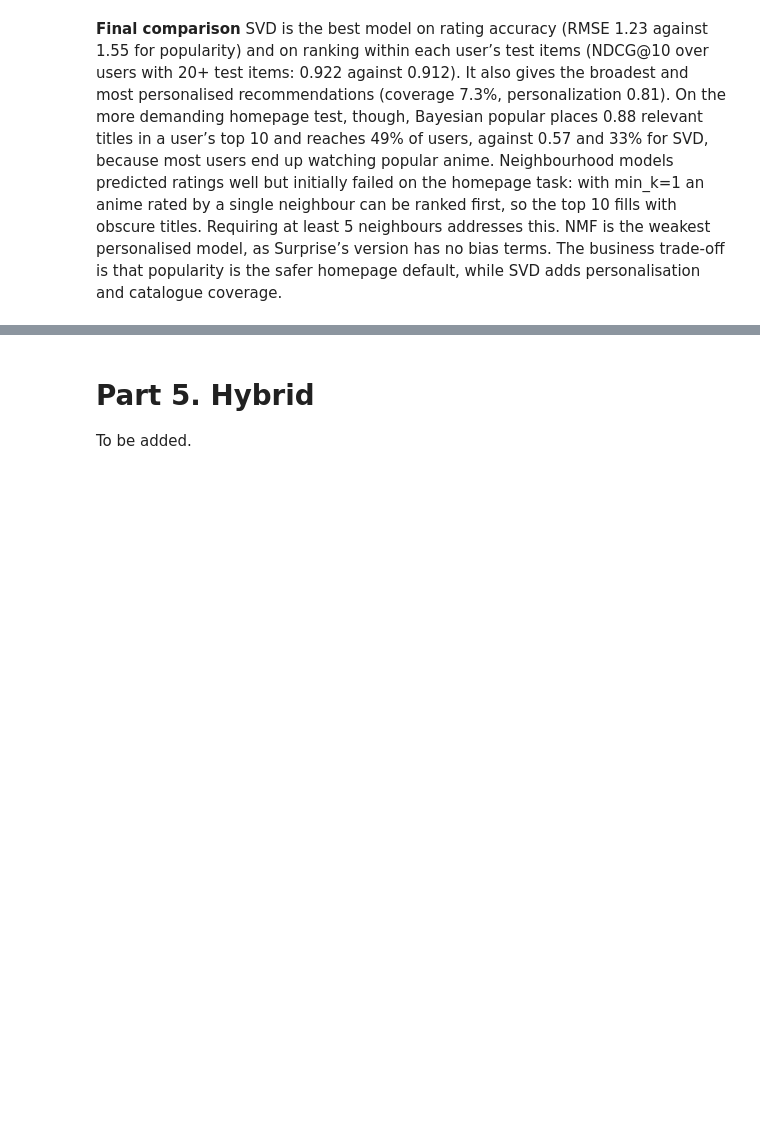
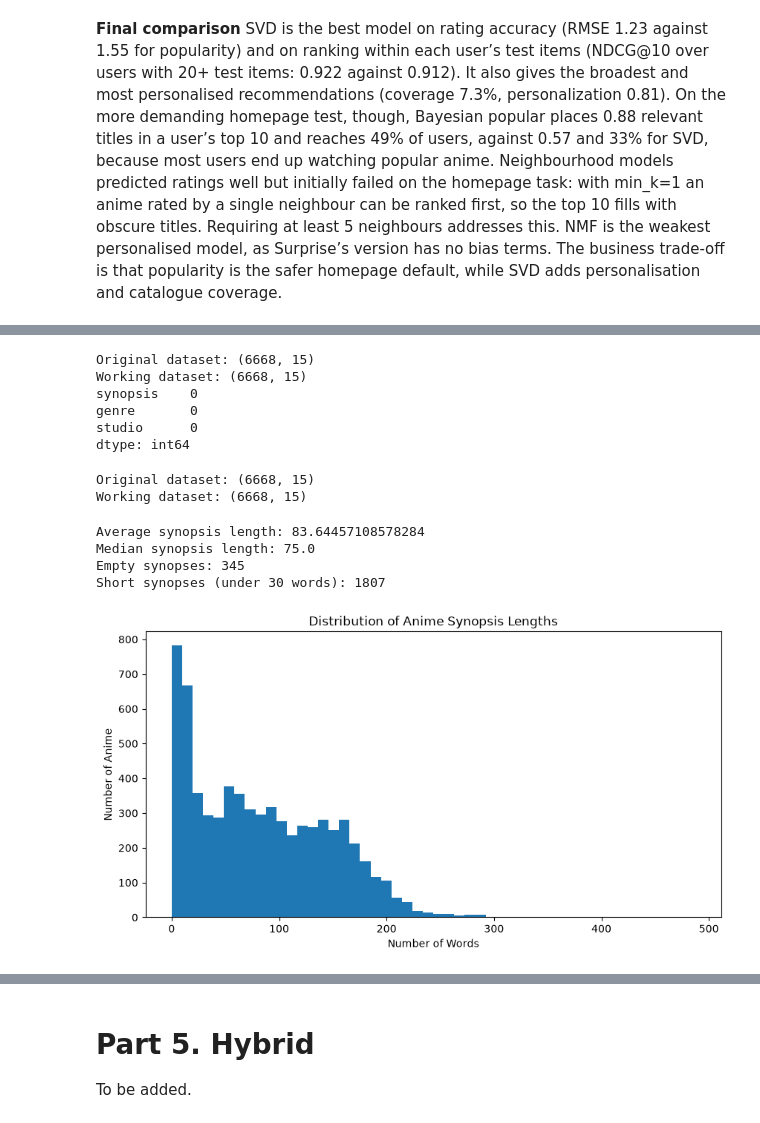
Before and after one commit to estellearnander/recsys_group_project, a Jupyter notebook: notebooks/03_recommenders.ipynb, the cells around one changed output, grey strips where cells are left out. Drawn from its saved outputs; the diff is of its cells as text; code cells hidden in the pictures; blank space fills up the shorter version.

```diff
--- a/notebooks/03_recommenders.ipynb
+++ b/notebooks/03_recommenders.ipynb
@@ -991,0 +1061,6 @@ results_part3_df.round(3)
+# %%
+anime = pd.read_parquet("anime.parquet").reset_index(drop=True)
+interactions = pd.read_parquet("interactions.parquet")
+users = pd.read_parquet("users.parquet")
+print("Anime:", anime.shape, "Interactions:", interactions.shape, "Users:", users.shape)
+display(anime.head())
@@ -991,0 +1075,42 @@ results_part3_df.round(3)
+# %%
+
+anime_clean["synopsis"] = anime_clean["synopsis"].fillna("")
+anime_clean["genre"] = anime_clean["genre"].fillna("")
+anime_clean["studio"] = anime_clean["studio"].fillna("")
+
+print(anime_clean[["synopsis", "genre", "studio"]].isnull().sum())
+# %% [output]
+Original dataset: (6668, 15)
+Working dataset: (6668, 15)
+synopsis    0
+genre       0
+studio      0
+dtype: int64
+# %%
+anime_clean = anime.copy().reset_index(drop=True)
+print("Original dataset:", anime.shape)
+print("Working dataset:", anime_clean.shape)
+# %% [output]
+Original dataset: (6668, 15)
+Working dataset: (6668, 15)
+# %%
+anime["synopsis_length"] = ( anime["synopsis"] .fillna("")  .str.split() .str.len())
+print("Average synopsis length:", anime["synopsis_length"].mean())
+print("Median synopsis length:",anime["synopsis_length"].median())
+print("Empty synopses:",(anime["synopsis_length"] == 0).sum())
+print("Short synopses (under 30 words):",(anime["synopsis_length"] < 30).sum())
+
+plt.figure(figsize=(10, 5))
+plt.hist(
+    anime["synopsis_length"],bins=50)
+plt.title("Distribution of Anime Synopsis Lengths")
+plt.xlabel("Number of Words")
+plt.ylabel("Number of Anime")
+
+plt.show()
+# %% [output]
+Average synopsis length: 83.64457108578284
+Median synopsis length: 75.0
+Empty synopses: 345
+Short synopses (under 30 words): 1807
+[figure, added]
```
Also changed, not shown: parts of 59 cells of this notebook.
